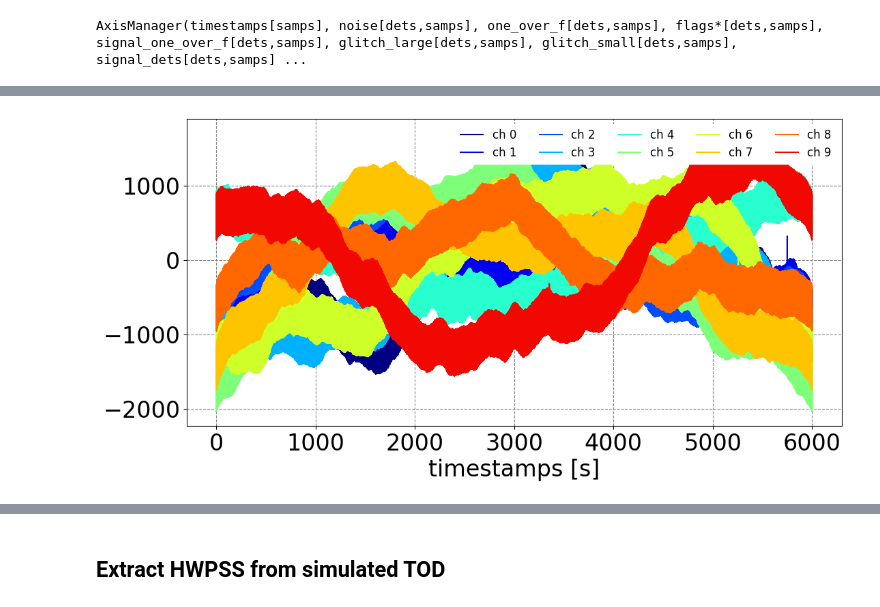
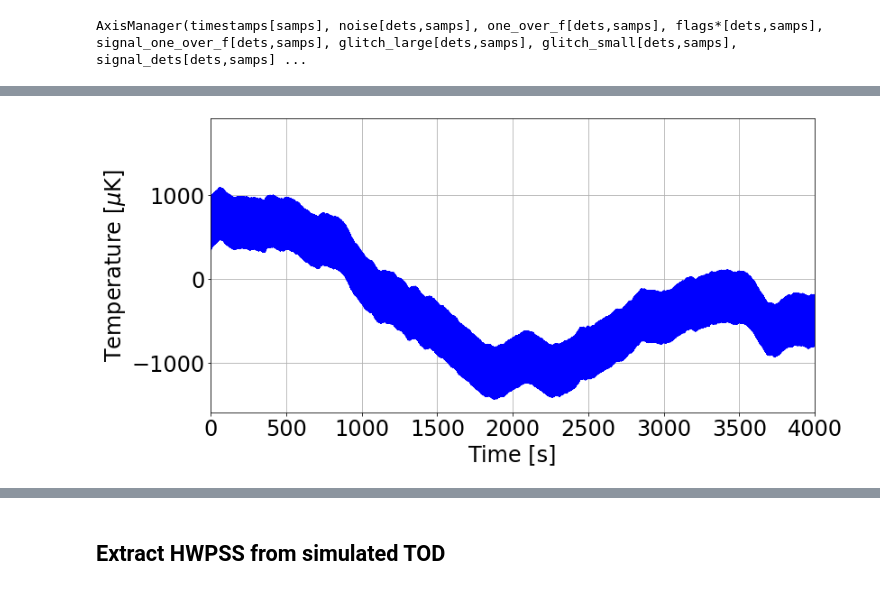
Before and after one commit to yukisakurai/so_pwg_tutorial, a Jupyter notebook: tutorial_hwp.ipynb, the cells around one changed output, grey strips where cells are left out. Cells and saved outputs as stored; diff of their text form; code cells hidden in the pictures.

```diff
--- a/tutorial_hwp.ipynb
+++ b/tutorial_hwp.ipynb
@@ -430,11 +459,20 @@ plt.show()
 # %%
+import matplotlib as mpl
+label_size = 24
+mpl.rcParams['xtick.labelsize'] = label_size
+mpl.rcParams['ytick.labelsize'] = label_size
+mpl.rcParams['ytick.labelsize'] = label_size
 plt.figure(figsize=(12,6), facecolor='w')
-for i in range(aman_sim.dets.count): plt.plot(aman_sim.timestamps,aman_sim.signal_hwpss[i],color=cm.jet(i/aman_sim.dets.count),label='ch '+str(i))
-plt.xlabel('timestamps [s]')
-plt.legend(loc=1, ncol=5,fontsize=12)
+#for i in range(aman_sim.dets.count): plt.plot(aman_sim.timestamps,aman_sim.signal_hwpss[i],color=cm.jet(i/aman_sim.dets.count),label='ch '+str(i))
+plt.plot(aman_sim.timestamps,aman_sim.signal_hwpss[6],color="b",label='')
+plt.xlabel('Time [s]', fontsize=24)
+plt.ylabel(r'Temperature [$\mu$K]', fontsize=24)
+plt.grid(True)
+plt.xlim(0,4000)
+#plt.legend(loc=1, ncol=5,fontsize=12)
 plt.show()
 # %% [output]
-[figure, old version]
+[figure, new version]
 # %%
 if 'signal_hwpss_prefilt' in aman_sim.keys(): aman_sim.move('signal_hwpss_prefilt','')
 aman_sim.wrap_new('signal_hwpss_prefilt', ('dets', 'samps'))
```
Also changed, not shown: parts of 35 cells of this notebook, 1 other file.
